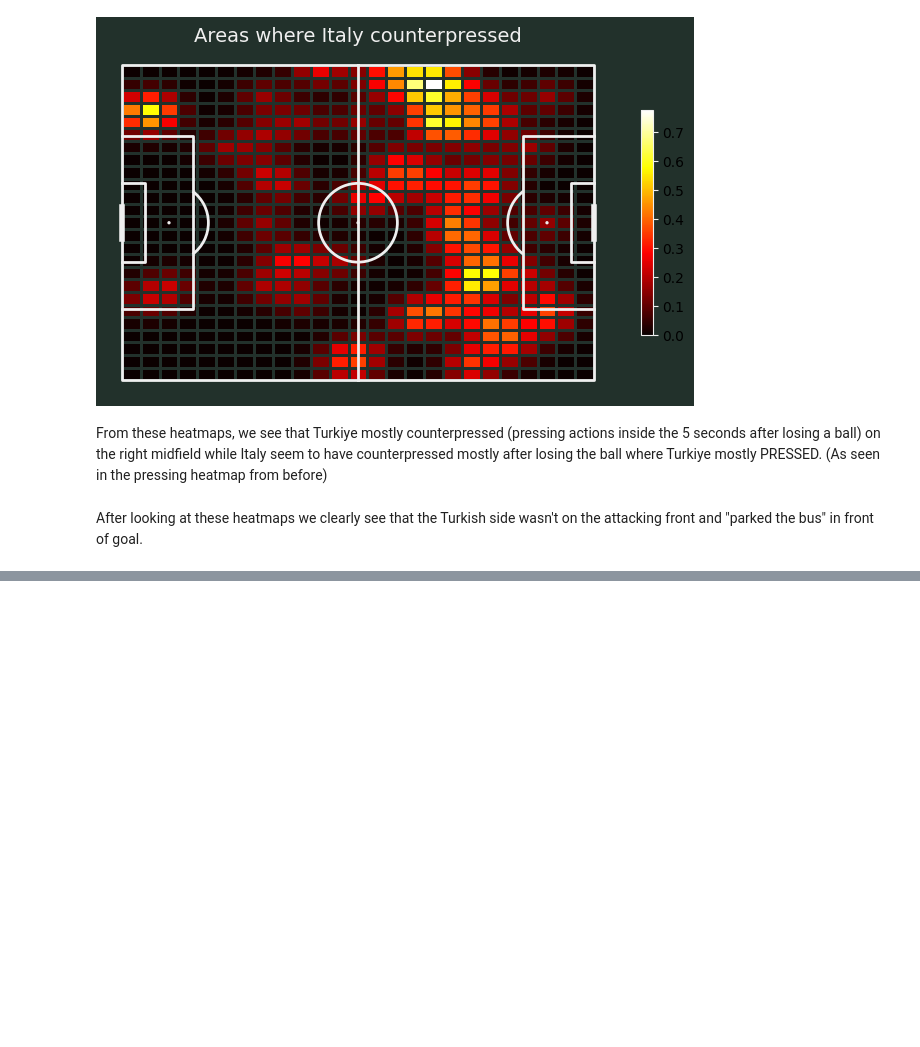
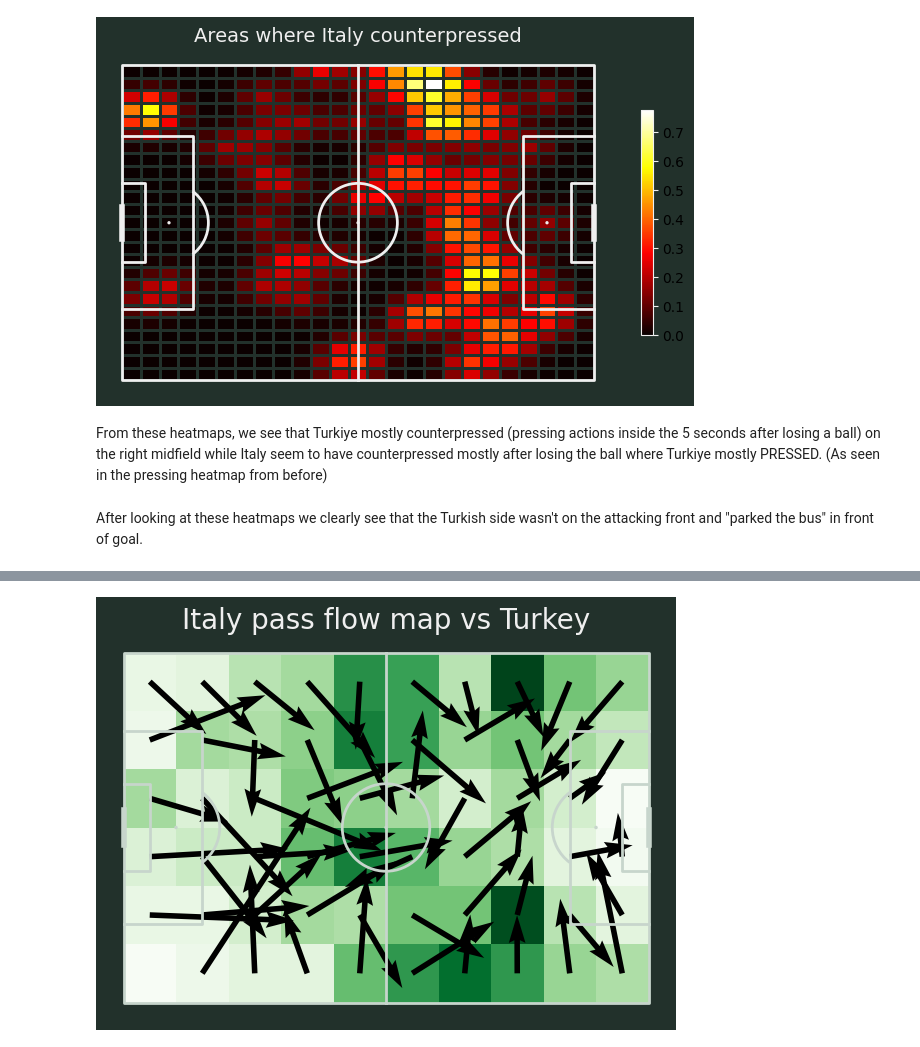
Before and after one commit to yyusufcoskun/Turkiye-EURO-2020-Analysis, a Jupyter notebook: main.ipynb, the cells around one changed output, grey strips where cells are left out. Drawn from its saved outputs; the diff is of its cells as text; code cells hidden in the pictures; blank space fills up the shorter version.

```diff
--- a/main.ipynb
+++ b/main.ipynb
@@ -573,0 +763,4 @@ After looking at these heatmaps we clearly see that the Turkish side wasn't on t
+# %%
+passflow_map(tvi_id, forpass, 'Italy', 'Turkey')
+# %% [output]
+[figure, added]
```
Also changed, not shown: parts of 24 cells of this notebook.
